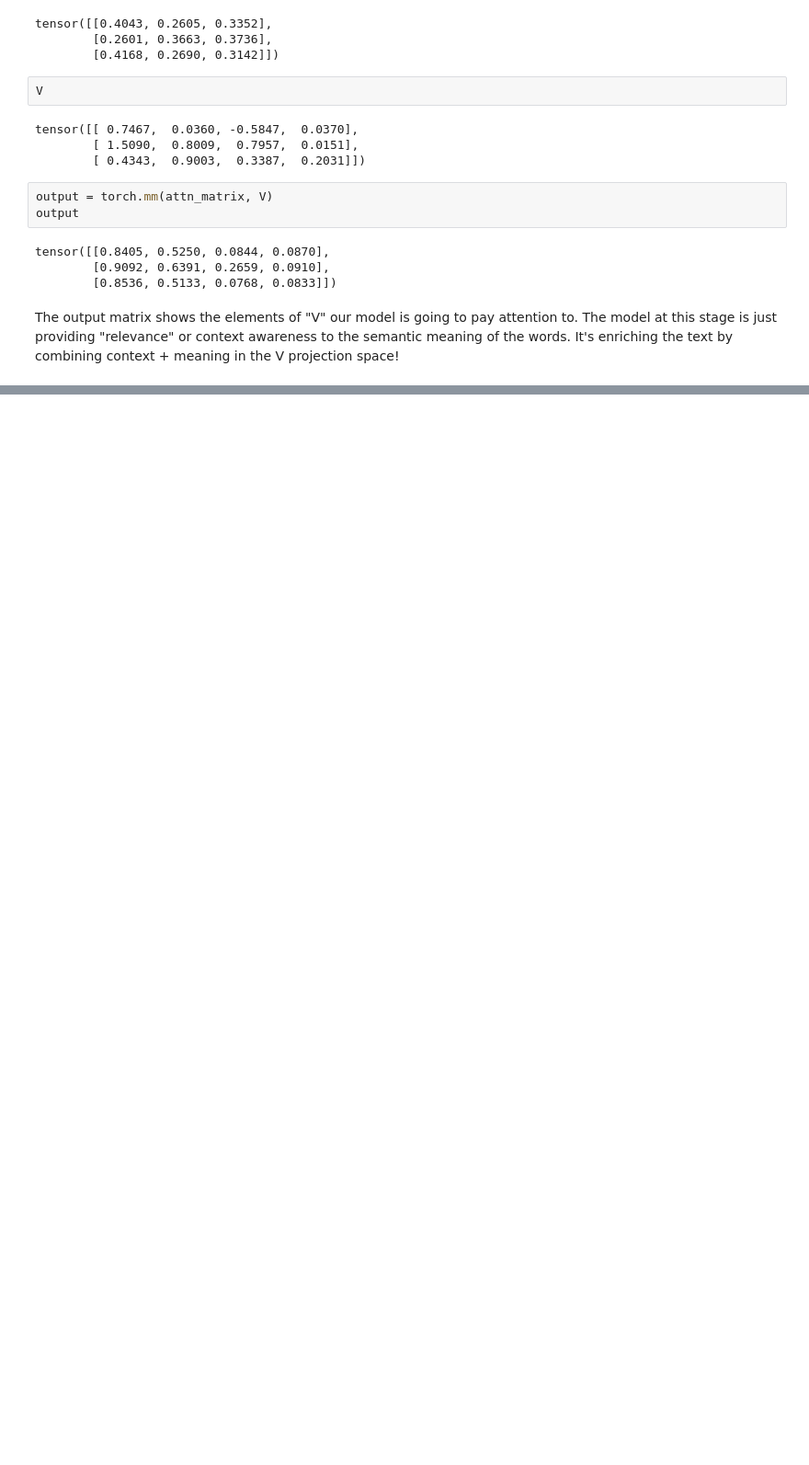
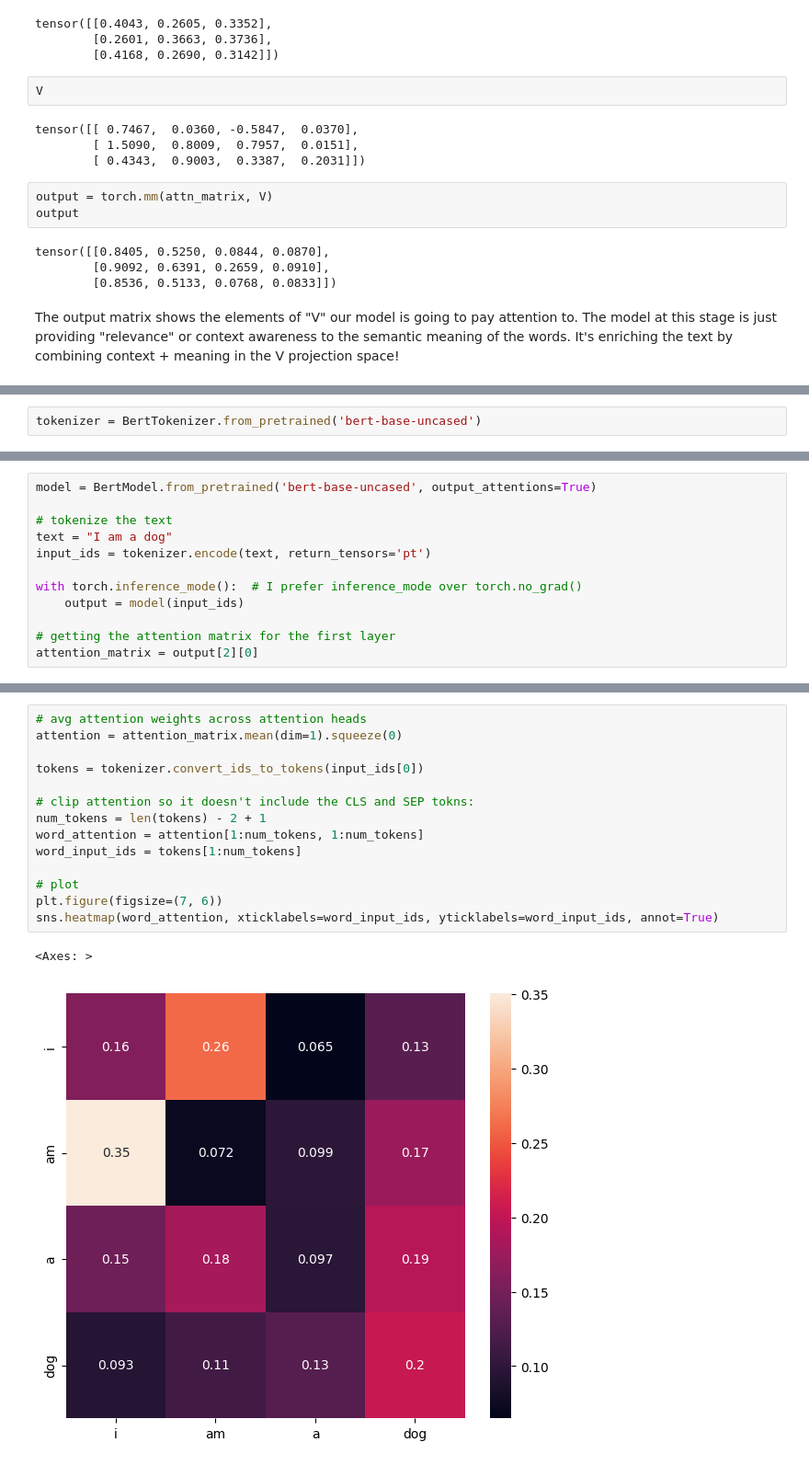
Before and after one commit to micheldc55/Deep-Learning, a Jupyter notebook: deep_learning_fundamentals/self_attention_fundamentals.ipynb, the cells around one changed output, grey strips where cells are left out. Shown: that part at 92% size. Saved outputs shown, nothing was run; the diff lists cells and outputs as text; blank space fills up the shorter version.

```diff
--- a/deep_learning_fundamentals/self_attention_fundamentals.ipynb
+++ b/deep_learning_fundamentals/self_attention_fundamentals.ipynb
@@ -198,0 +235,2 @@ The output matrix shows the elements of "V" our model is going to pay attention
+# %%
+tokenizer = BertTokenizer.from_pretrained('bert-base-uncased')
@@ -198,0 +255,12 @@ The output matrix shows the elements of "V" our model is going to pay attention
+# %%
+model = BertModel.from_pretrained('bert-base-uncased', output_attentions=True)
+
+# tokenize the text
+text = "I am a dog"
+input_ids = tokenizer.encode(text, return_tensors='pt')
+
+with torch.inference_mode():  # I prefer inference_mode over torch.no_grad()
+    output = model(input_ids)
+
+# getting the attention matrix for the first layer
+attention_matrix = output[2][0]
@@ -198,0 +281,17 @@ The output matrix shows the elements of "V" our model is going to pay attention
+# %%
+# avg attention weights across attention heads
+attention = attention_matrix.mean(dim=1).squeeze(0)
+
+tokens = tokenizer.convert_ids_to_tokens(input_ids[0])
+
+# clip attention so it doesn't include the CLS and SEP tokns:
+num_tokens = len(tokens) - 2 + 1
+word_attention = attention[1:num_tokens, 1:num_tokens]
+word_input_ids = tokens[1:num_tokens]
+
+# plot
+plt.figure(figsize=(7, 6))
+sns.heatmap(word_attention, xticklabels=word_input_ids, yticklabels=word_input_ids, annot=True)
+# %% [output]
+<Axes: >
+[figure, added]
```
Also changed, not shown: parts of 17 cells of this notebook.
